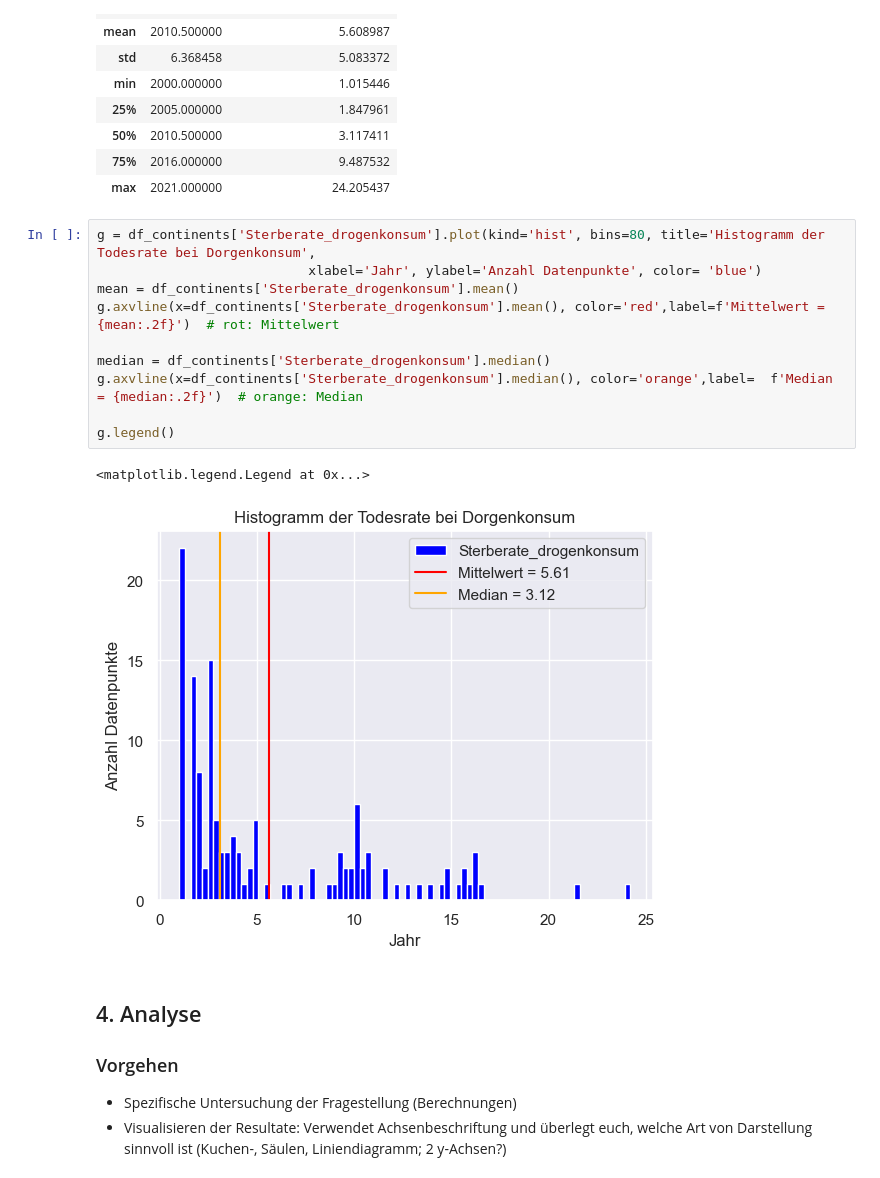
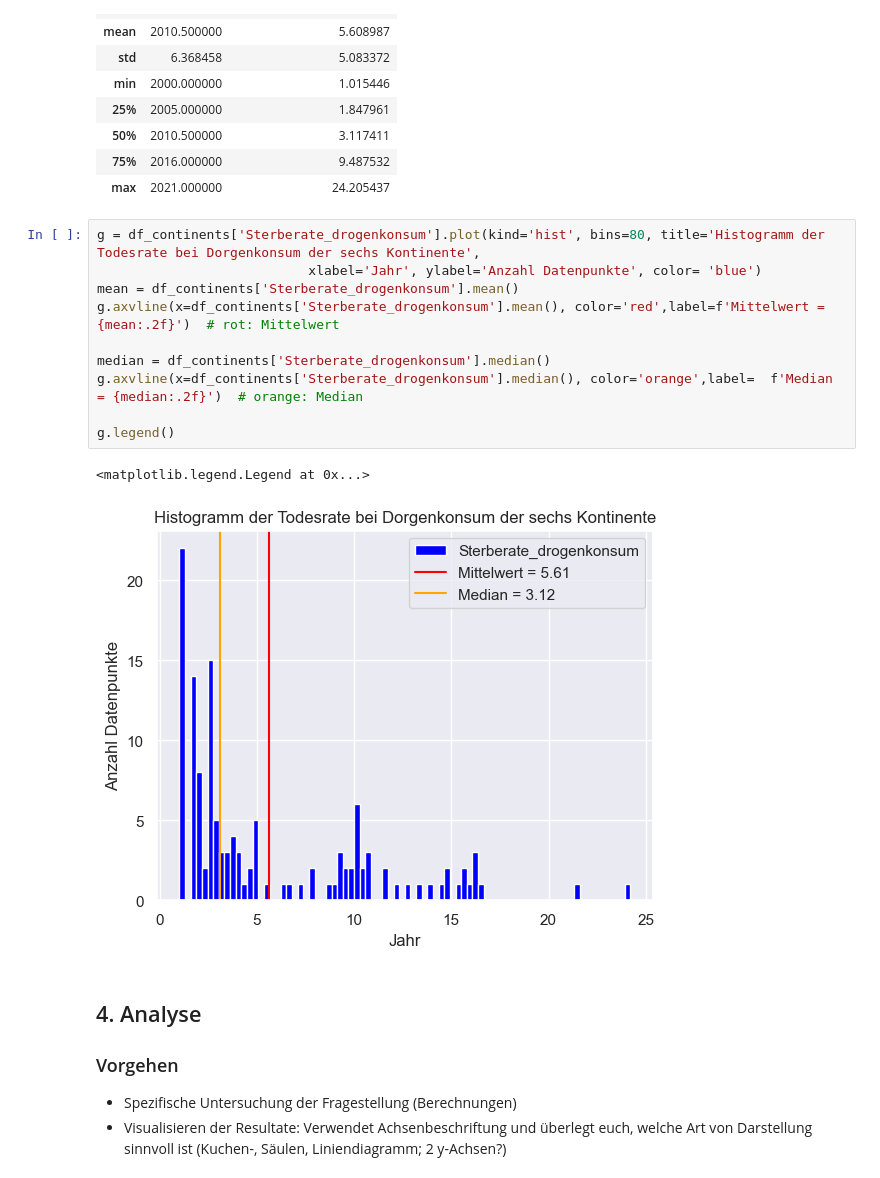
Before and after one commit to Joyce-ops/BMLD-LN2-Carmen-Mcqulat-Joyce, a Jupyter notebook: Leistungsnachweis 2.ipynb, the cells around one changed output. Cells and saved outputs as stored; diff of their text form.

```diff
--- a/Leistungsnachweis 2.ipynb
+++ b/Leistungsnachweis 2.ipynb
@@ -430,18 +426,18 @@ df_continents.describe()
 | 75% | 2016.000000 | 9.487532 |
 | max | 2021.000000 | 24.205437 |
 # %%
-g = df_continents['Sterberate_drogenkonsum'].plot(kind='hist', bins=80, title='Histogramm der Todesrate bei Dorgenkonsum',
+g = df_continents['Sterberate_drogenkonsum'].plot(kind='hist', bins=80, title='Histogramm der Todesrate bei Dorgenkonsum der sechs Kontinente',
                            xlabel='Jahr', ylabel='Anzahl Datenpunkte', color= 'blue')
 mean = df_continents['Sterberate_drogenkonsum'].mean()
 g.axvline(x=df_continents['Sterberate_drogenkonsum'].mean(), color='red',label=f'Mittelwert = {mean:.2f}')  # rot: Mittelwert
 
 median = df_continents['Sterberate_drogenkonsum'].median()
 g.axvline(x=df_continents['Sterberate_drogenkonsum'].median(), color='orange',label=  f'Median = {median:.2f}')  # orange: Median
 
 g.legend()
 # %% [output]
 <matplotlib.legend.Legend at 0x...>
-[figure, old version]
+[figure, new version]
 # %% [markdown]
 ## 4. Analyse
 
```
Also changed, not shown: parts of 1 cell of this notebook.
